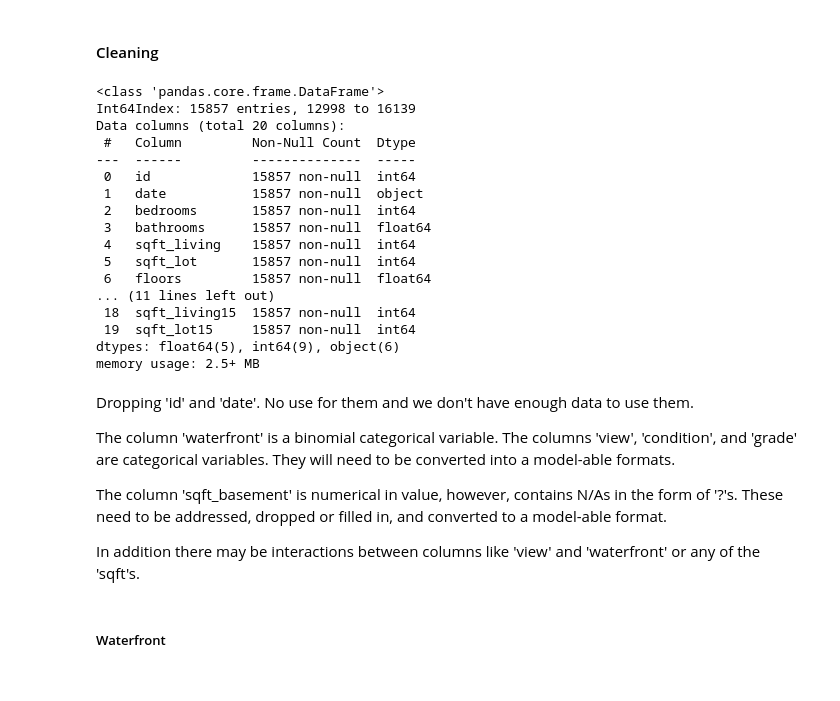
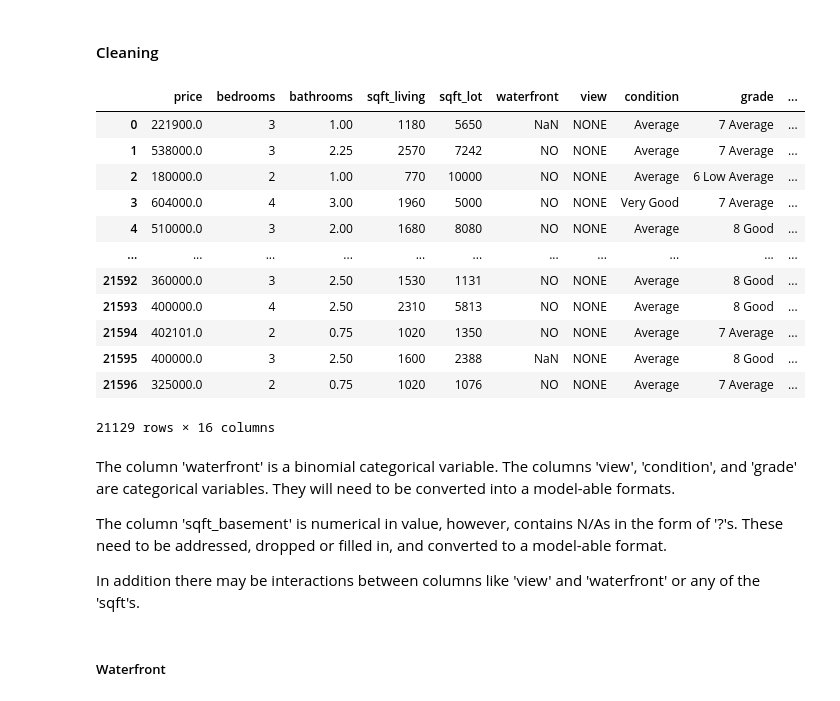
Before and after one commit to ssaeed85/dsc-ph2-KingsCountyRealEstate, a Jupyter notebook: Workspace/Zach/Data_Analysis.ipynb, the cells around one changed output. Cells and saved outputs as stored; diff of their text form; code cells hidden in the pictures.

```diff
--- a/Workspace/Zach/Data_Analysis.ipynb
+++ b/Workspace/Zach/Data_Analysis.ipynb
@@ -30,0 +98,5 @@ df = df[df.sqft_basement != '?']
+# %%
+df = df[df.sqft_basement != '?']
+df = df[df.grade != '3 Poor']
+df = df[df.grade != '13 Mansion']
+df = df.drop(['id', 'date', 'yr_renovated', 'floors', 'yr_built'], axis=1)
@@ -59,28 +142,22 @@ memory usage: 2.5+ MB
 # %% [markdown]
 #### Cleaning
-# %%
-X_train.info()
-# %% [output]
-<class 'pandas.core.frame.DataFrame'>
-Int64Index: 15857 entries, 12998 to 16139
-Data columns (total 20 columns):
- #   Column         Non-Null Count  Dtype
----  ------         --------------  -----
- 0   id             15857 non-null  int64
- 1   date           15857 non-null  object
- 2   bedrooms       15857 non-null  int64
- 3   bathrooms      15857 non-null  float64
- 4   sqft_living    15857 non-null  int64
- 5   sqft_lot       15857 non-null  int64
- 6   floors         15857 non-null  float64
-... (11 lines left out)
- 18  sqft_living15  15857 non-null  int64
- 19  sqft_lot15     15857 non-null  int64
-dtypes: float64(5), int64(9), object(6)
-memory usage: 2.5+ MB
+# %%
+df
+# %% [output]
+|  | price | bedrooms | bathrooms | sqft_living | sqft_lot | waterfront | view | condition | grade | ... |
+| 0 | 221900.0 | 3 | 1.00 | 1180 | 5650 | NaN | NONE | Average | 7 Average | ... |
+| 1 | 538000.0 | 3 | 2.25 | 2570 | 7242 | NO | NONE | Average | 7 Average | ... |
+| 2 | 180000.0 | 2 | 1.00 | 770 | 10000 | NO | NONE | Average | 6 Low Average | ... |
+| 3 | 604000.0 | 4 | 3.00 | 1960 | 5000 | NO | NONE | Very Good | 7 Average | ... |
+| 4 | 510000.0 | 3 | 2.00 | 1680 | 8080 | NO | NONE | Average | 8 Good | ... |
+| ... | ... | ... | ... | ... | ... | ... | ... | ... | ... | ... |
+| 21592 | 360000.0 | 3 | 2.50 | 1530 | 1131 | NO | NONE | Average | 8 Good | ... |
+| 21593 | 400000.0 | 4 | 2.50 | 2310 | 5813 | NO | NONE | Average | 8 Good | ... |
+| 21594 | 402101.0 | 2 | 0.75 | 1020 | 1350 | NO | NONE | Average | 7 Average | ... |
+| 21595 | 400000.0 | 3 | 2.50 | 1600 | 2388 | NaN | NONE | Average | 8 Good | ... |
+| 21596 | 325000.0 | 2 | 0.75 | 1020 | 1076 | NO | NONE | Average | 7 Average | ... |
+21129 rows × 16 columns
 # %% [markdown]
-Dropping 'id' and 'date'. No use for them and we don't have enough data to use them.
-
 The column 'waterfront' is a binomial categorical variable. The columns 'view', 'condition', and 'grade' are categorical variables. They will need to be converted into a model-able formats.
 
 The column 'sqft_basement' is numerical in value, however, contains N/As in the form of '?'s. These need to be addressed, dropped or filled in, and converted to a model-able format.
```
Also changed, not shown: parts of 72 cells of this notebook, 1 other file.
